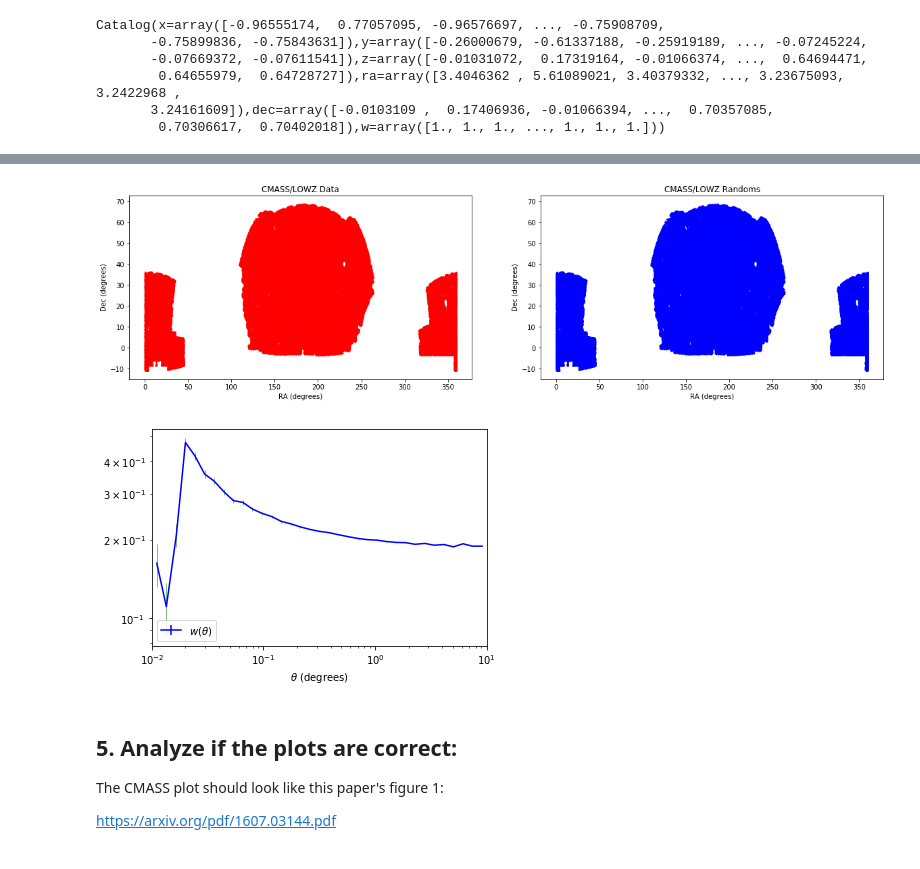
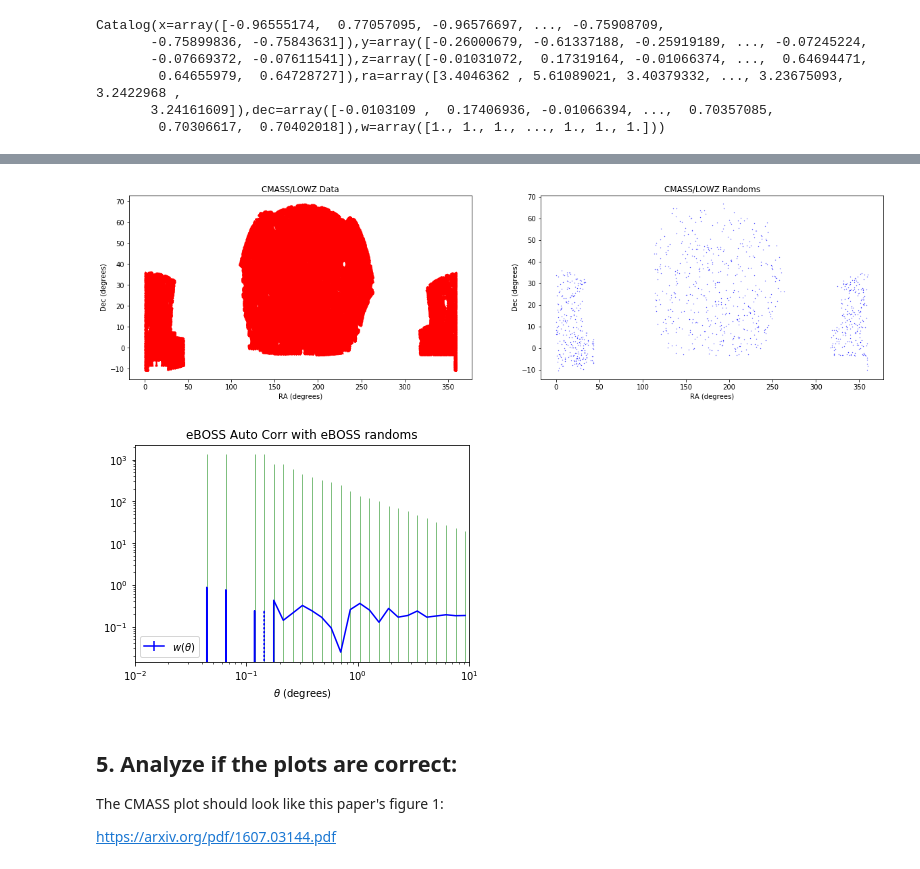
Before and after one commit to MTabbutt/Cosmology, a Jupyter notebook: SNe CrossCorrelations/PanSTARRS and CMASS _ Correlations.ipynb, the cells around one changed output, grey strips where cells are left out. Saved outputs shown, nothing was run; the diff lists cells and outputs as text; code cells hidden in the pictures.

```diff
--- a/SNe CrossCorrelations/PanSTARRS and CMASS _ Correlations.ipynb
+++ b/SNe CrossCorrelations/PanSTARRS and CMASS _ Correlations.ipynb
@@ -295,4 +333,0 @@ dr.process(catPanSTARRS, rand)
-# %%
-r = numpy.exp(ddPanSTARRS.meanlogr)
-xi, varxi = ddPanSTARRS.calculateXi(rr, dr)
-sig = numpy.sqrt(varxi)
@@ -354,4 +421,14 @@ ddCMASS.process(catCMASS)
 # %%
-randCMASS = treecorr.Catalog(ra=CMASSLOWZTOT_DF_rands['RA'], dec=CMASSLOWZTOT_DF_rands['DEC'], ra_units='degrees', dec_units='degrees')
-rrCMASS = treecorr.NNCorrelation(min_sep=0.01, max_sep=10, bin_size=0.2, sep_units='degrees')
-rrCMASS.process(randCMASS)
+nn_eBOSS_Auto_self = treecorr.NNCorrelation(min_sep=0.01, max_sep=10, bin_size=0.2, sep_units='degrees')
+nn_eBOSS_Auto_self.process(cat_eBOSS)
+
+cat_rand_eBOSS = treecorr.Catalog(ra=CMASSLOWZTOT_DF_rands['RA'], dec=CMASSLOWZTOT_DF_rands['DEC'], ra_units='degrees', dec_units='degrees')
+rr_eBOSS = treecorr.NNCorrelation(min_sep=0.01, max_sep=10, bin_size=0.2, sep_units='degrees')
+rr_eBOSS.process(cat_rand_eBOSS)
+
+dr_eBOSS = treecorr.NNCorrelation(min_sep=0.01, max_sep=10, bin_size=0.2, sep_units='degrees')
+dr_eBOSS.process(cat_eBOSS, cat_rand_eBOSS)
+
+r_eBOSS = numpy.exp(nn_eBOSS_Auto_self.meanlogr)
+xi_eBOSS, varxi_eBOSS = nn_eBOSS_Auto_self.calculateXi(rr_eBOSS, dr_eBOSS)
+sig_eBOSS = numpy.sqrt(varxi_eBOSS)
@@ -365,8 +437,7 @@ sigCMASS = numpy.sqrt(varxiCMASS)
 # %%
-# Check that the randoms cover the same space as the data
 f3, (ax1c, ax2c) = plt.subplots(1, 2, figsize=(20, 5))
 
-ax1c.scatter(catCMASS.ra * 180/numpy.pi, catCMASS.dec * 180/numpy.pi, color='red', s=0.1)
+ax1c.scatter(cat_eBOSS.ra * 180/numpy.pi, cat_eBOSS.dec * 180/numpy.pi, color='red', s=0.1)
 ax1c.set_xlabel('RA (degrees)')
 ax1c.set_ylabel('Dec (degrees)')
 ax1c.set_title('CMASS/LOWZ Data')
@@ -377,6 +448,7 @@ ax2c.set_xlabel('RA (degrees)')
 ax2c.set_ylabel('Dec (degrees)')
 ax2c.set_title('CMASS/LOWZ Randoms')
 
+plt.savefig(TESTING_PRODUCTS_PATH + "/CMASS_LOWZ Randoms")
 plt.show()
 # %% [output]
-[figure, old version]
+[figure, new version]
@@ -383,18 +460,19 @@ plt.show()
 # %%
 # Plot the autocorrelation function:
 
-plt.plot(rCMASS, xiCMASS, color='blue')
-plt.plot(rCMASS, -xiCMASS, color='blue', ls=':')
-plt.errorbar(rCMASS[xiCMASS>0], xiCMASS[xiCMASS>0], yerr=sigCMASS[xiCMASS>0], color='green', lw=0.5, ls='')
-plt.errorbar(rCMASS[xiCMASS<0], -xiCMASS[xiCMASS<0], yerr=sigCMASS[xiCMASS<0], color='green', lw=0.5, ls='')
-leg = plt.errorbar(-rCMASS, xiCMASS, yerr=sigCMASS, color='blue')
-
+plt.plot(r_eBOSS, xi_eBOSS, color='blue')
+plt.plot(r_eBOSS, -xi_eBOSS, color='blue', ls=':')
+plt.errorbar(r_eBOSS[xi_eBOSS>0], xi_eBOSS[xi_eBOSS>0], yerr=sig_eBOSS[xi_eBOSS>0], color='green', lw=0.5, ls='')
+plt.errorbar(r_eBOSS[xi_eBOSS<0], -xi_eBOSS[xi_eBOSS<0], yerr=sig_eBOSS[xi_eBOSS<0], color='green', lw=0.5, ls='')
+leg = plt.errorbar(-r_eBOSS, xi_eBOSS, yerr=sig_eBOSS, color='blue')
 plt.xscale('log')
 plt.yscale('log', nonposy='clip')
 plt.xlabel(r'$\theta$ (degrees)')
-
 plt.legend([leg], [r'$w(\theta)$'], loc='lower left')
 plt.xlim([0.01,10])
+plt.title("eBOSS Auto Corr with eBOSS randoms")
+
+plt.savefig(TESTING_PRODUCTS_PATH + "/eBOSS Auto Corr with eBOSS randoms")
 plt.show()
 # %% [output]
-[figure, old version]
+[figure, new version]
```
Also changed, not shown: parts of 129 cells of this notebook.
